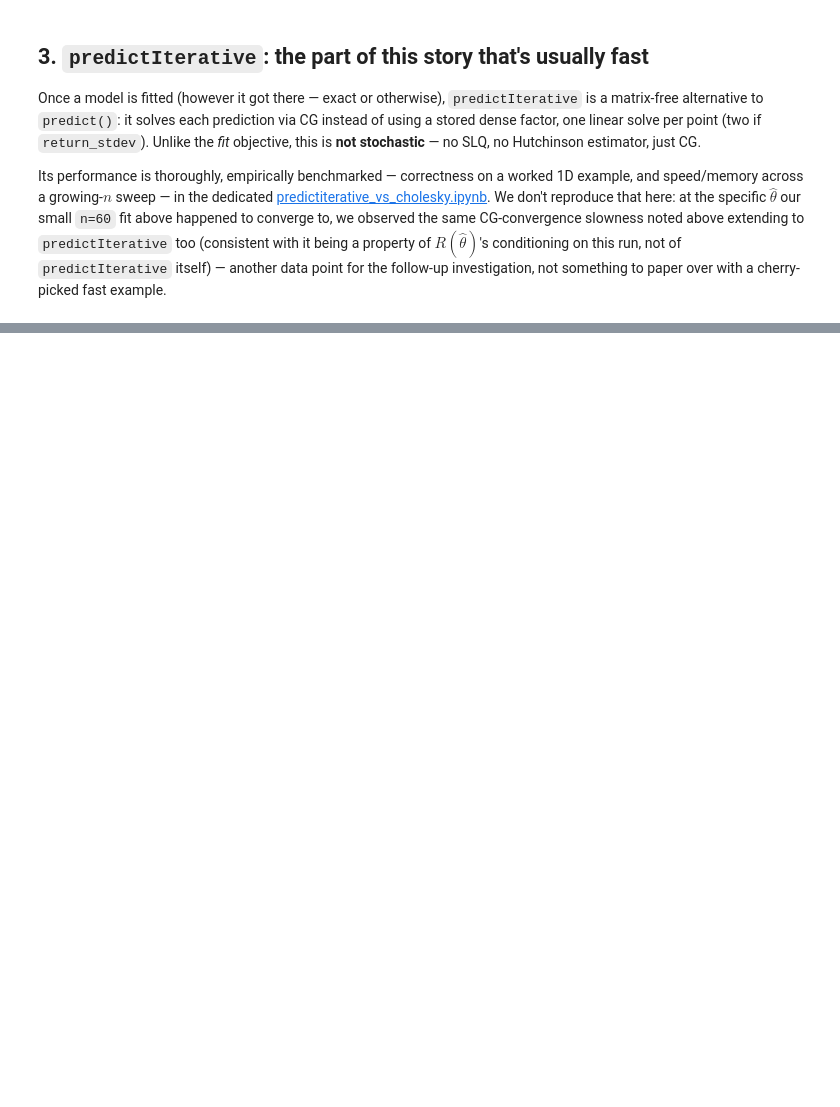
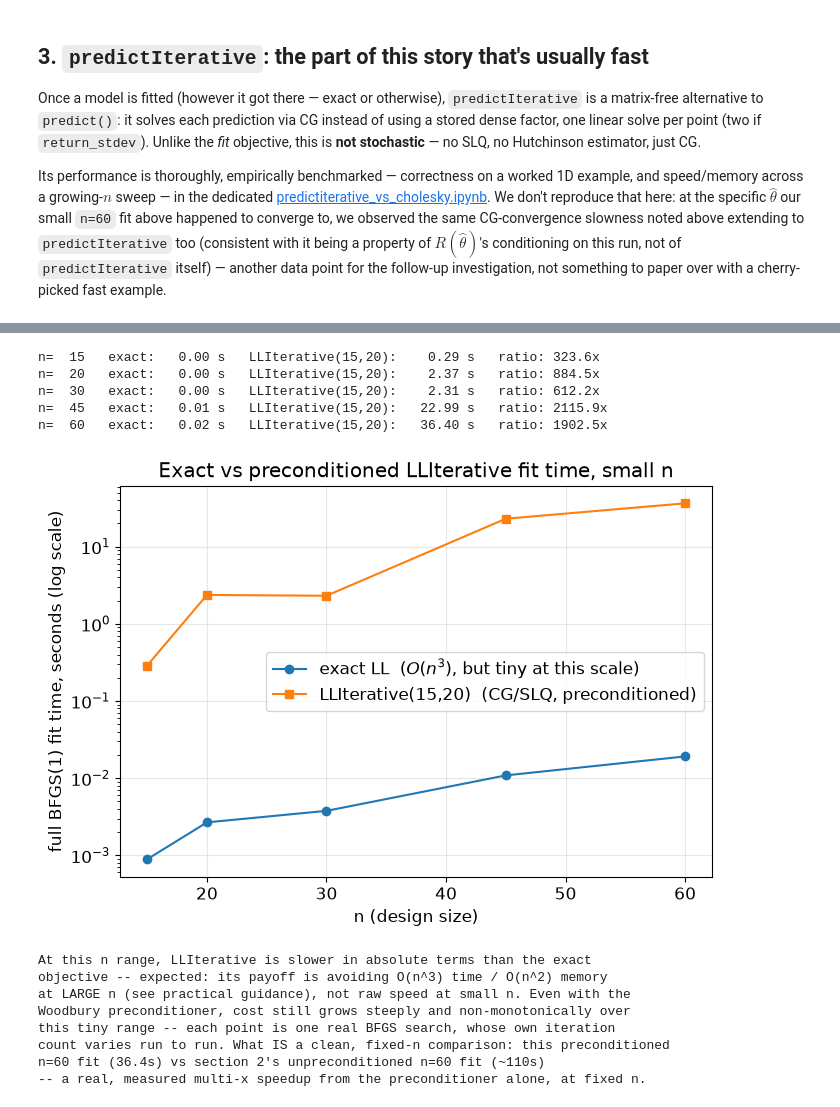
Before and after one commit to libKriging/libKriging, a Jupyter notebook: docs/math/lliterative_vs_cholesky.ipynb, the cells around one changed output, grey strips where cells are left out. Drawn from its saved outputs; the diff is of its cells as text; code cells hidden in the pictures; blank space fills up the shorter version.

```diff
--- a/docs/math/lliterative_vs_cholesky.ipynb
+++ b/docs/math/lliterative_vs_cholesky.ipynb
@@ -195,3 +211,63 @@ fast example.
+# %%
+n_values = [15, 20, 30, 45, 60]
+m_fixed, precond_rank = 15, 20
+t_exact_n, t_iter_n = [], []
+
+for nn in n_values:
+    Xn = np.random.uniform(0, 1, size=(nn, 2))
+    yn = f(Xn[:, 0], Xn[:, 1]) + np.random.normal(0, 0.03, size=nn)
+    th0 = np.array([[0.3, 0.3]])
+
+    t0 = time.perf_counter()
+    lk.Kriging(yn, Xn, 'matern5_2', regmodel='constant',
+               objective='LL', optim='BFGS(1)', parameters={'theta': th0})
+    t_exact_n.append(time.perf_counter() - t0)
+
+    t0 = time.perf_counter()
+    lk.Kriging(yn, Xn, 'matern5_2', regmodel='constant',
+               objective=f'LLIterative({m_fixed},{precond_rank})', optim='BFGS(1)',
+               parameters={'theta': th0})
+    t_iter_n.append(time.perf_counter() - t0)
+
+    print(f'n={nn:4d}   exact: {t_exact_n[-1]:6.2f} s   '
+          f'LLIterative({m_fixed},{precond_rank}): {t_iter_n[-1]:7.2f} s   '
+          f'ratio: {t_iter_n[-1]/t_exact_n[-1]:.1f}x')
+# %% [output]
+n=  15   exact:   0.00 s   LLIterative(15,20):    0.29 s   ratio: 323.6x
+n=  20   exact:   0.00 s   LLIterative(15,20):    2.37 s   ratio: 884.5x
+n=  30   exact:   0.00 s   LLIterative(15,20):    2.31 s   ratio: 612.2x
+n=  45   exact:   0.01 s   LLIterative(15,20):   22.99 s   ratio: 2115.9x
+n=  60   exact:   0.02 s   LLIterative(15,20):   36.40 s   ratio: 1902.5x
+# %%
+fig, ax = plt.subplots(figsize=(7, 5))
+ax.semilogy(n_values, t_exact_n, 'o-', label='exact LL  ($O(n^3)$, but tiny at this scale)')
+ax.semilogy(n_values, t_iter_n, 's-',
+            label=f'LLIterative({m_fixed},{precond_rank})  (CG/SLQ, preconditioned)')
+ax.set_xlabel('n (design size)')
+ax.set_ylabel('full BFGS(1) fit time, seconds (log scale)')
+ax.set_title('Exact vs preconditioned LLIterative fit time, small n')
+ax.legend()
+plt.tight_layout()
+plt.show()
+
+print('At this n range, LLIterative is slower in absolute terms than the exact')
+print('objective -- expected: its payoff is avoiding O(n^3) time / O(n^2) memory')
+print('at LARGE n (see practical guidance), not raw speed at small n. Even with the')
+print('Woodbury preconditioner, cost still grows steeply and non-monotonically over')
+print('this tiny range -- each point is one real BFGS search, whose own iteration')
+print(f'count varies run to run. What IS a clean, fixed-n comparison: this preconditioned')
+print(f'n=60 fit ({t_iter_n[-1]:.1f}s) vs section 2\'s unpreconditioned n=60 fit (~110s)')
+print('-- a real, measured multi-x speedup from the preconditioner alone, at fixed n.')
+# %% [output]
+[figure, added]
+At this n range, LLIterative is slower in absolute terms than the exact
+objective -- expected: its payoff is avoiding O(n^3) time / O(n^2) memory
+at LARGE n (see practical guidance), not raw speed at small n. Even with the
+Woodbury preconditioner, cost still grows steeply and non-monotonically over
+this tiny range -- each point is one real BFGS search, whose own iteration
+count varies run to run. What IS a clean, fixed-n comparison: this preconditioned
+n=60 fit (36.4s) vs section 2's unpreconditioned n=60 fit (~110s)
+-- a real, measured multi-x speedup from the preconditioner alone, at fixed n.
 # %% [markdown]
 ## Practical guidance
 
```
Also changed, not shown: parts of 4 cells of this notebook, 1 other file.
